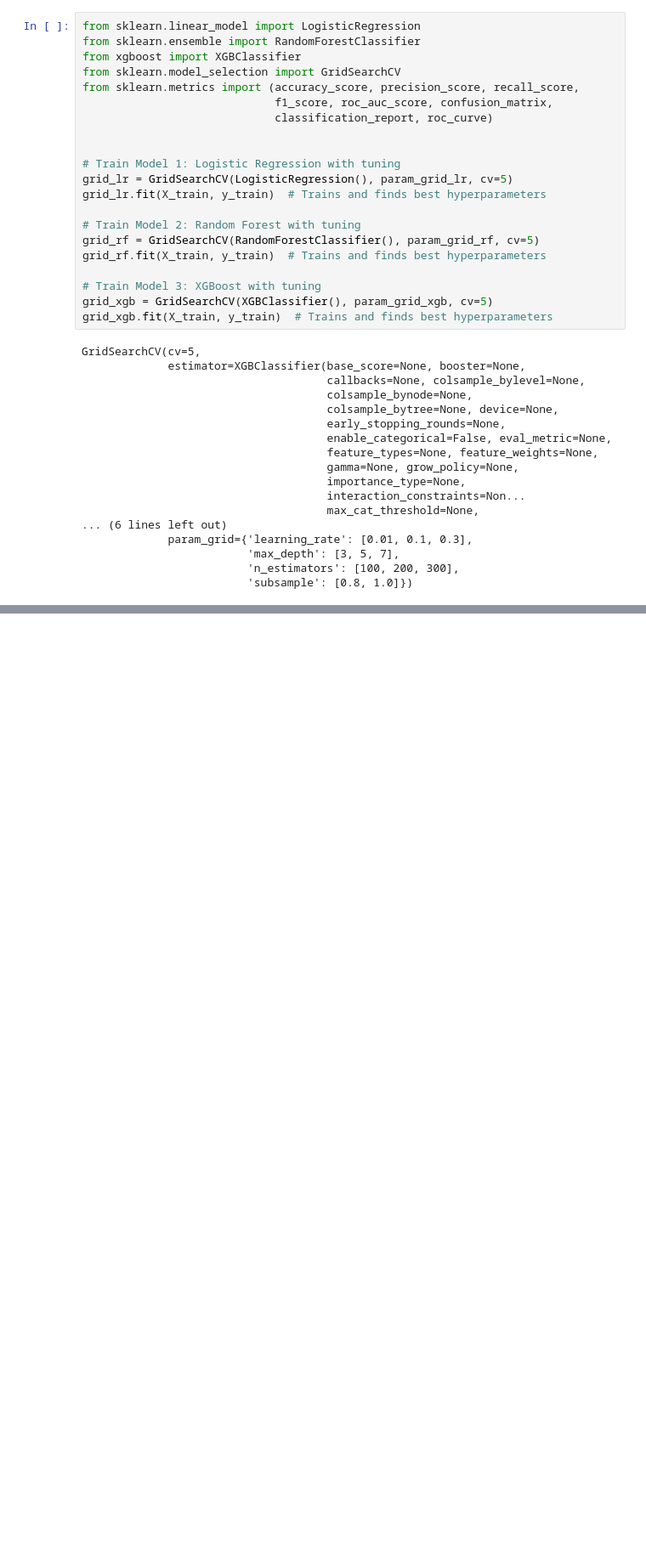
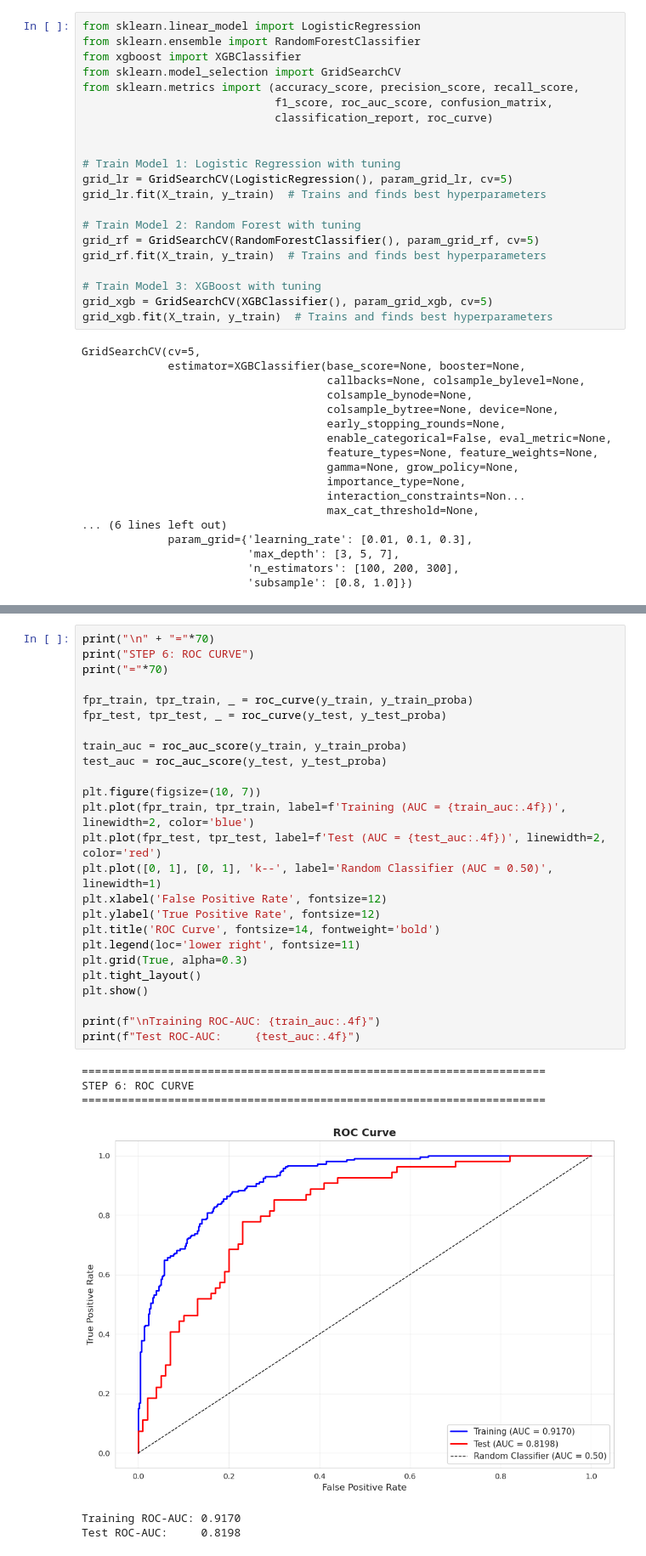
Before and after one commit to giorgiBerika/diabetes_analysis, a Jupyter notebook: main.ipynb, the cells around one changed output, grey strips where cells are left out. Shown at 85% size. Cells and saved outputs as stored; diff of their text form; blank space fills up the shorter version.

```diff
--- a/main.ipynb
+++ b/main.ipynb
@@ -299,0 +436,32 @@ XGBoost                0.7273     0.6304  0.5370    0.5800   0.8198
+# %%
+print("\n" + "="*70)
+print("STEP 6: ROC CURVE")
+print("="*70)
+
+fpr_train, tpr_train, _ = roc_curve(y_train, y_train_proba)
+fpr_test, tpr_test, _ = roc_curve(y_test, y_test_proba)
+
+train_auc = roc_auc_score(y_train, y_train_proba)
+test_auc = roc_auc_score(y_test, y_test_proba)
+
+plt.figure(figsize=(10, 7))
+plt.plot(fpr_train, tpr_train, label=f'Training (AUC = {train_auc:.4f})', linewidth=2, color='blue')
+plt.plot(fpr_test, tpr_test, label=f'Test (AUC = {test_auc:.4f})', linewidth=2, color='red')
+plt.plot([0, 1], [0, 1], 'k--', label='Random Classifier (AUC = 0.50)', linewidth=1)
+plt.xlabel('False Positive Rate', fontsize=12)
+plt.ylabel('True Positive Rate', fontsize=12)
+plt.title('ROC Curve', fontsize=14, fontweight='bold')
+plt.legend(loc='lower right', fontsize=11)
+plt.grid(True, alpha=0.3)
+plt.tight_layout()
+plt.show()
+
+print(f"\nTraining ROC-AUC: {train_auc:.4f}")
+print(f"Test ROC-AUC:     {test_auc:.4f}")
+# %% [output]
+======================================================================
+STEP 6: ROC CURVE
+======================================================================
+[figure, added]
+Training ROC-AUC: 0.9170
+Test ROC-AUC:     0.8198
```
Also changed, not shown: parts of 6 cells of this notebook.
